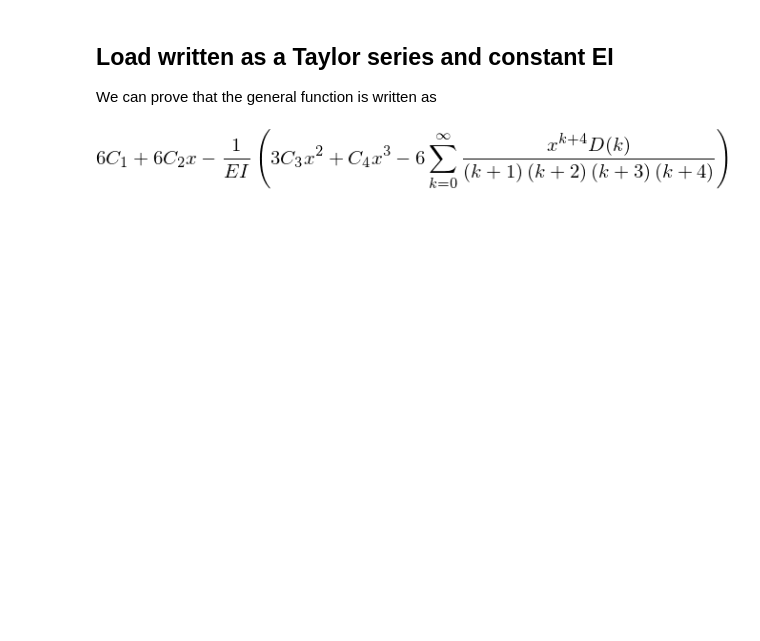
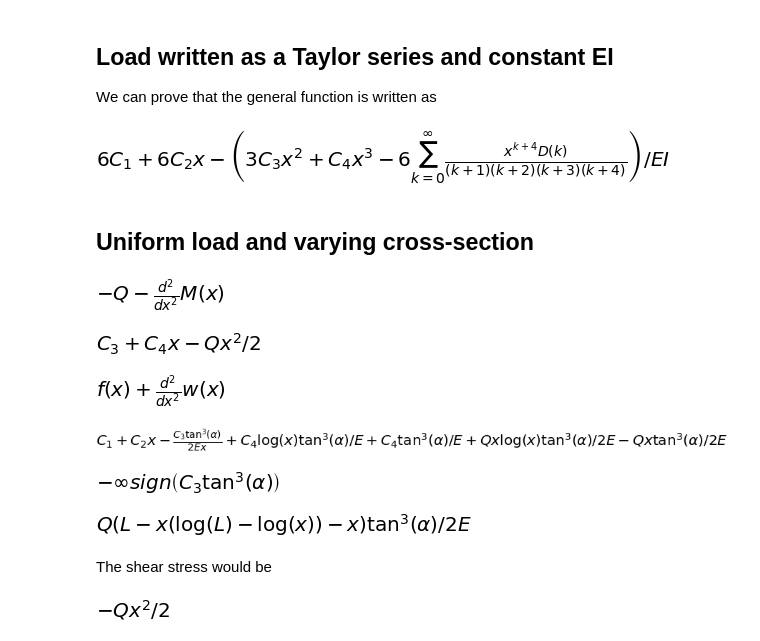
Before and after one commit to nicoguaro/notebooks_examples, a Jupyter notebook: Euler_Bernoulli_beams.ipynb, the cells around one changed output. Saved outputs shown, nothing was run; the diff lists cells and outputs as text; code cells hidden in the pictures; blank space fills up the shorter version.

```diff
--- a/Euler_Bernoulli_beams.ipynb
+++ b/Euler_Bernoulli_beams.ipynb
@@ -125,9 +125,11 @@ k = symbols('k', integer=True)
 C = symbols('C1:4')
 D = symbols('D', cls=Function)
 # %%
-w = 6*(C1 + C2*x) - 1/(E*I)*(3*C3*x**2 + C4*x**3 -
+w_sol1 = 6*(C1 + C2*x) - 1/(E*I)*(3*C3*x**2 + C4*x**3 -
                              6*Sum(D(k)*x**(k + 4)/((k + 1)*(k + 2)*(k + 3)*(k + 4)),(k, 0, oo)))
 
-w
+w_sol1
 # %% [output]
-[figure, old version]
+[figure, new version]
+# %% [markdown]
+## Uniform load and varying cross-section
@@ -133,0 +140,17 @@ w
+# %%
+M_eq = -diff(M(x), x, 2) - Q
+
+M_eq
+# %% [output]
+[figure, added]
+# %%
+M_sol = dsolve(M_eq, M(x)).rhs.subs([(C1, C3), (C2, C4)])
+
+M_sol
+# %% [output]
+[figure, added]
+# %%
+w_eq = f(x) + diff(w(x),x,2)
+w_eq
+# %% [output]
+[figure, added]
@@ -133,0 +161,8 @@ w
+# %%
+expand(w_sol1)
+# %% [output]
+[figure, added]
+# %%
+limit(w_sol1, x, 0)
+# %% [output]
+[figure, added]
@@ -133,0 +178,11 @@ w
+# %%
+simplify(w_sol1.subs(constants).subs(C4, 0))
+# %% [output]
+[figure, added]
+# %% [markdown]
+The shear stress would be
+# %%
+M = -E*x**3/tan(alpha)**3*diff(w_sol1.subs(constants).subs(C4, 0), x, 2)
+M
+# %% [output]
+[figure, added]
```
Also changed, not shown: parts of 16 cells of this notebook, 1 other file.
